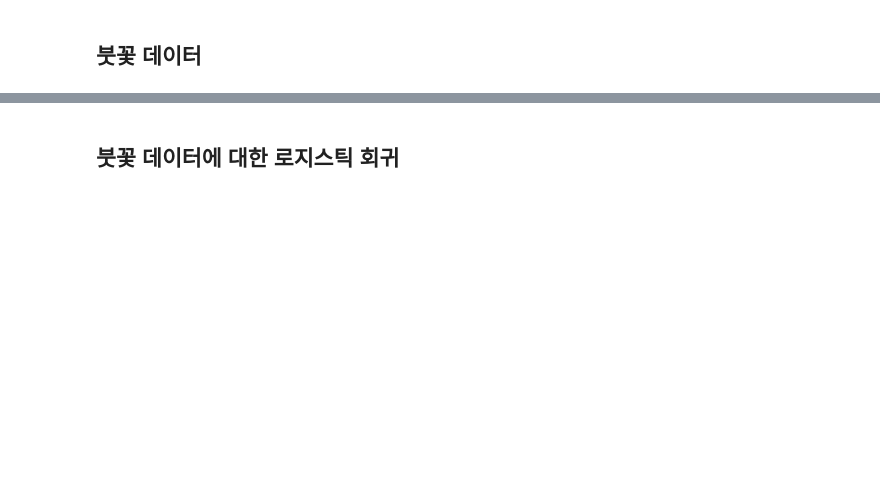
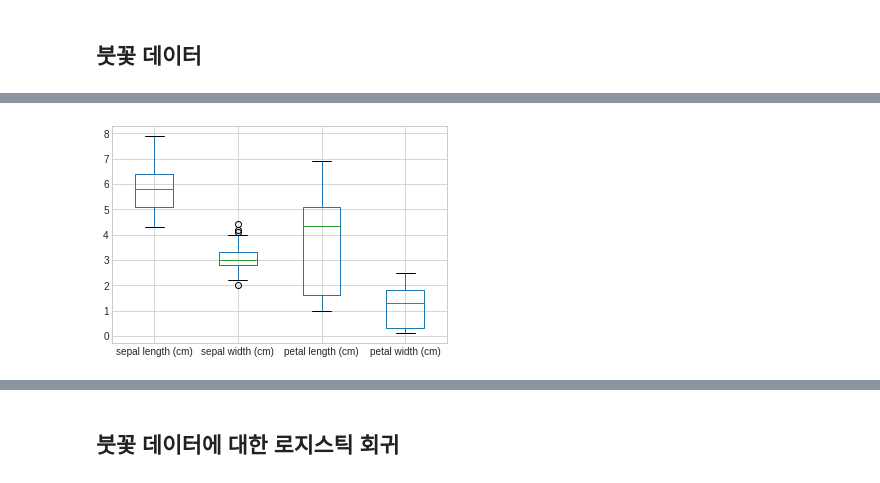
Before and after one commit to suumino/DataAlanysis, a Jupyter notebook: 04_로지스틱_회귀(Logistic_Regression).ipynb, the cells around one changed output, grey strips where cells are left out. Drawn from its saved outputs; the diff is of its cells as text; code cells hidden in the pictures; blank space fills up the shorter version.

```diff
--- a/04_로지스틱_회귀(Logistic_Regression).ipynb
+++ b/04_로지스틱_회귀(Logistic_Regression).ipynb
@@ -99,2 +99,8 @@ plt.show()
 # %% [markdown]
 ## 붓꽃 데이터
+# %%
+from sklearn.datasets import load_iris
+
+iris = load_iris()
+print(iris.keys())
+print(iris.DESCR)
@@ -101,2 +125,9 @@ plt.show()
 # %% [markdown]
 ![iris.png](https://drive.google.com/uc?id=1M-rZSCsgOylvAq82HwPdmn2MikZeDQ9a)
+# %%
+import pandas as pd
+
+iris_df = pd.DataFrame(iris.data, columns=iris.feature_names)
+species = pd.Series(iris.target, dtype='category')
+species = species.cat.rename_categories(iris.target_names)
+iris_df['species'] = species
@@ -102,0 +155,4 @@ plt.show()
+# %%
+iris_df.boxplot();
+# %% [output]
+[figure, added]
```
Also changed, not shown: parts of 15 cells of this notebook.
